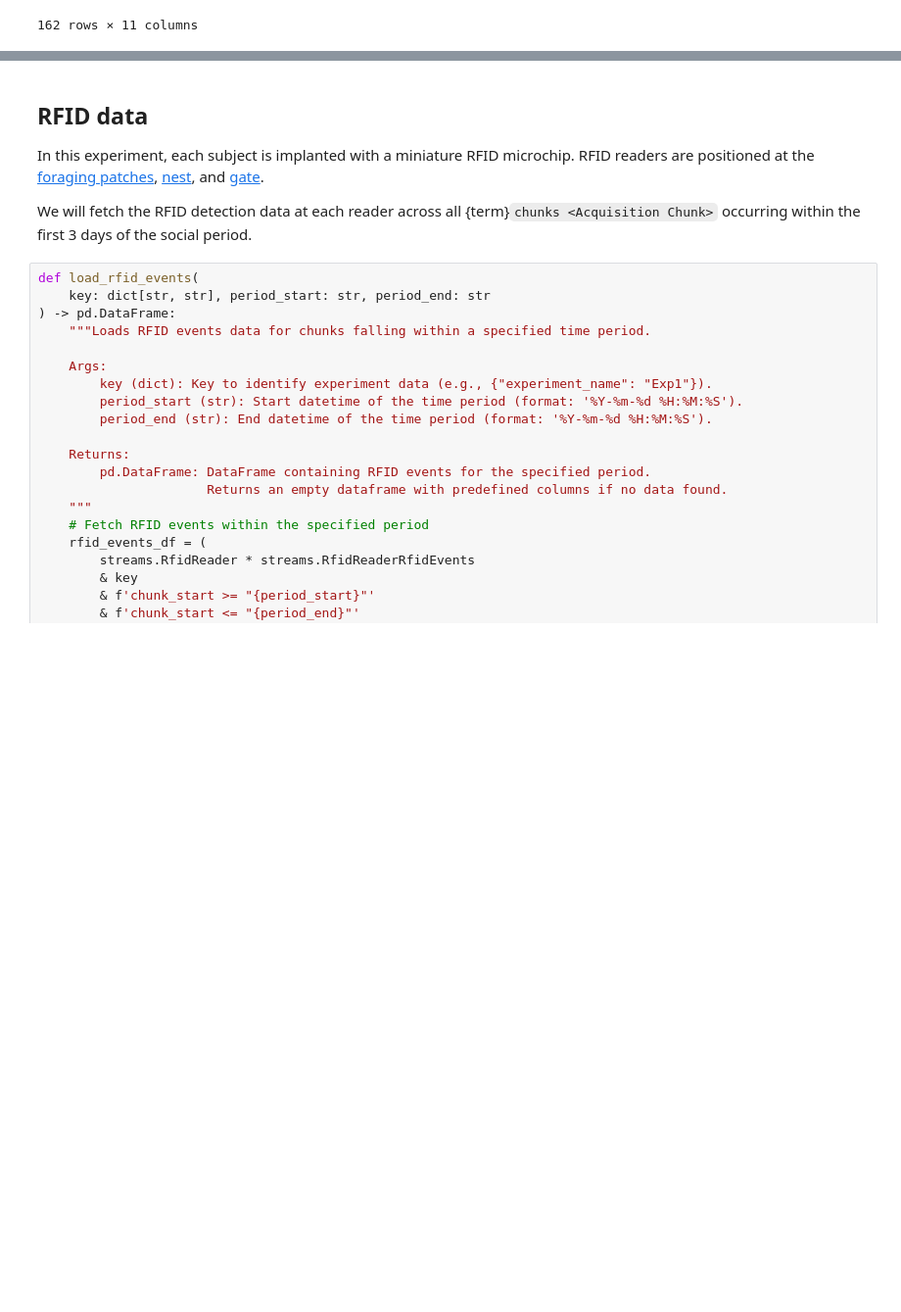
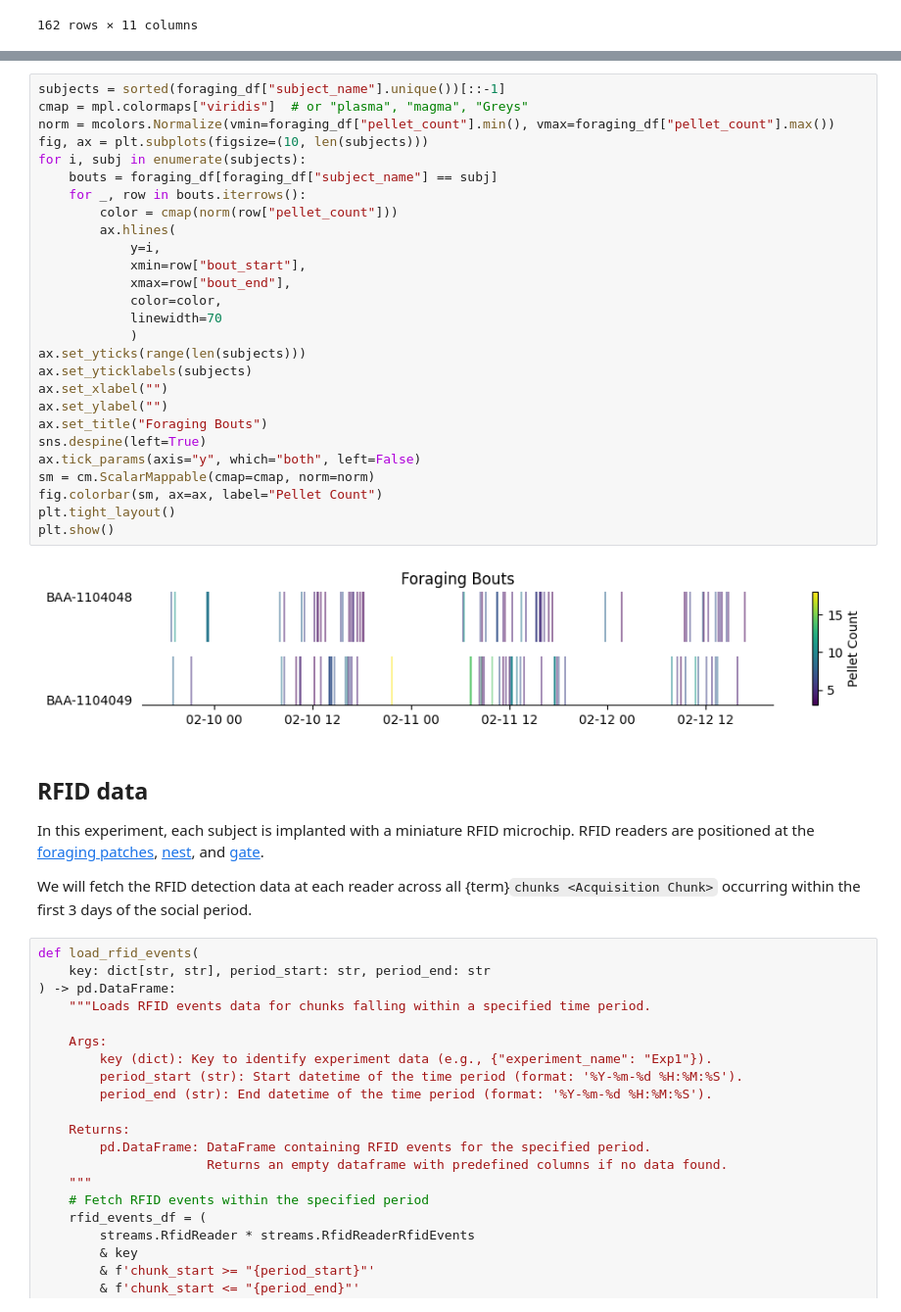
Before and after one commit to SainsburyWellcomeCentre/aeon_mecha, a Jupyter notebook: docs/examples/dj_fetching_data.ipynb, the cells around one changed output, grey strips where cells are left out. Shown at 98% size. Saved outputs shown, nothing was run; the diff lists cells and outputs as text; blank space fills up the shorter version.

```diff
--- a/docs/examples/dj_fetching_data.ipynb
+++ b/docs/examples/dj_fetching_data.ipynb
@@ -253,3 +446,32 @@ foraging_df
+# %%
+subjects = sorted(foraging_df["subject_name"].unique())[::-1]
+cmap = mpl.colormaps["viridis"]  # or "plasma", "magma", "Greys"
+norm = mcolors.Normalize(vmin=foraging_df["pellet_count"].min(), vmax=foraging_df["pellet_count"].max())
+fig, ax = plt.subplots(figsize=(10, len(subjects)))
+for i, subj in enumerate(subjects):
+    bouts = foraging_df[foraging_df["subject_name"] == subj]
+    for _, row in bouts.iterrows():
+        color = cmap(norm(row["pellet_count"]))
+        ax.hlines(
+            y=i,
+            xmin=row["bout_start"],
+            xmax=row["bout_end"],
+            color=color,
+            linewidth=70
+            )
+ax.set_yticks(range(len(subjects)))
+ax.set_yticklabels(subjects)
+ax.set_xlabel("")
+ax.set_ylabel("")
+ax.set_title("Foraging Bouts")
+sns.despine(left=True)
+ax.tick_params(axis="y", which="both", left=False)
+sm = cm.ScalarMappable(cmap=cmap, norm=norm)
+fig.colorbar(sm, ax=ax, label="Pellet Count")
+plt.tight_layout()
+plt.show()
+# %% [output]
+[figure, added]
 # %% [markdown]
 ## RFID data
 
```
Also changed, not shown: parts of 16 cells of this notebook.
